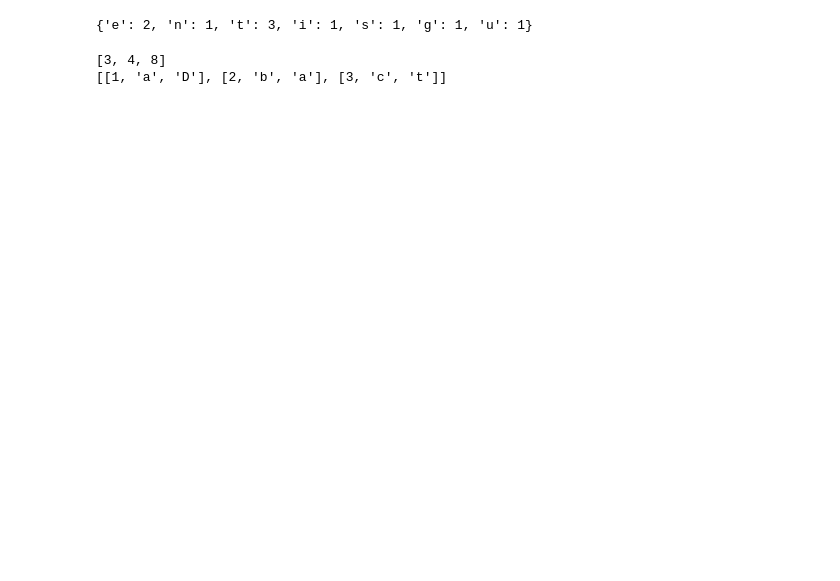
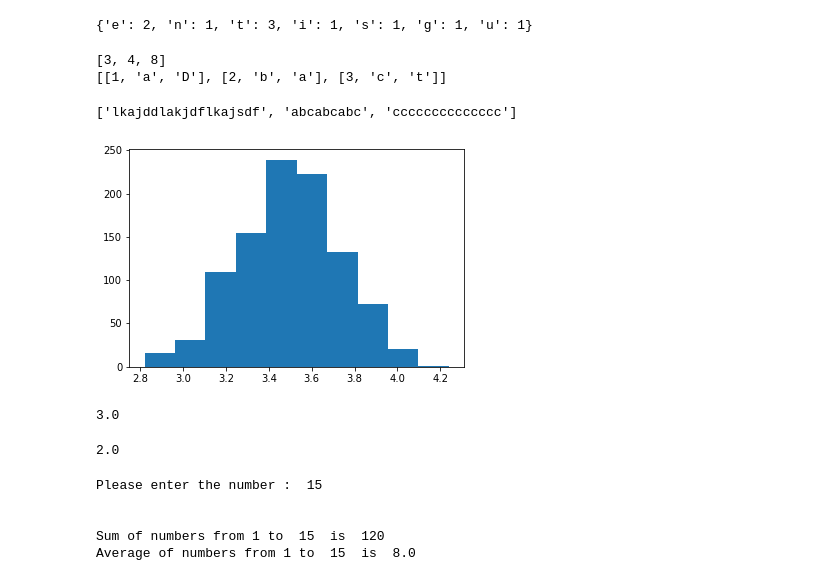
Before and after one commit to BrittaEnte/CourtCounter, a Jupyter notebook: spielwiese.ipynb, the cells around one changed output. Cells and saved outputs as stored; diff of their text form; code cells hidden in the pictures; blank space fills up the shorter version.

```diff
--- a/spielwiese.ipynb
+++ b/spielwiese.ipynb
@@ -556,3 +556,79 @@ print(result)
 # %% [output]
 [3, 4, 8]
 [[1, 'a', 'D'], [2, 'b', 'a'], [3, 'c', 't']]
+# %%
+# Sort words by the total amount of certain characters
+words = ['cccccccccccccc', 'lkajddlakjdflkajsdf', 'abcabcabc']
+words.sort(key=lambda s: s.count('a') + s.count('b') + s.count('c'))
+print(words)
+# %% [output]
+['lkajddlakjdflkajsdf', 'abcabcabc', 'cccccccccccccc']
+# %%
+# demonstration of the central limit theorem
+#We know that the mean value of the distribution is 3.5 calculated as (1 + 2 + 3 + 4 + 5 + 6) / 6 or 21 / 6.
+from numpy.random import seed
+from numpy.random import randint
+from numpy import mean
+from matplotlib import pyplot
+# seed the random number generator
+seed(1)
+# calculate the mean of 50 dice rolls 1000 times
+means = [mean(randint(1, 7, 50)) for _ in range(1000)]
+
+# plot the distribution of sample means
+pyplot.hist(means)
+pyplot.show()
+# %% [output]
+[figure, added]
+# %%
+# Calculate an average value of the sequence of numbers
+def average(nums):
+
+    # Base case
+    if len(nums) == 1:
+        return nums[0]
+
+    # Recursive call
+    n = len(nums)
+    return (nums[0] + (n - 1) * average(nums[1:])) / n
+
+
+# Testing the function
+print(average([1, 2, 3, 4, 5]))
+# %% [output]
+3.0
+# %%
+def average(a):
+    n = len(a)
+    if n == 1:
+        return a[0]
+    else:
+        mid = n // 2
+        return (mid * average(a[:mid]) + (n - mid) * average(a[mid:])) / n
+
+print(average([1,2,3]))
+# %% [output]
+2.0
+# %%
+# Python Program to find Sum and Average of N Natural Numbers
+
+def average_of_numbers(num):
+    if(num == 0):
+        return num
+    else:
+        return (num + average_of_numbers(num - 1))
+
+num = int(input("Please enter the number : "))
+
+total = average_of_numbers(num)
+average = total / num
+
+print("\n")
+print("Sum of numbers from 1 to ",num," is ",total)
+print("Average of numbers from 1 to ",num," is ",average)
+# %% [output]
+Please enter the number :  15
+
+
+Sum of numbers from 1 to  15  is  120
+Average of numbers from 1 to  15  is  8.0
```
Also changed, not shown: parts of 9 cells of this notebook.
